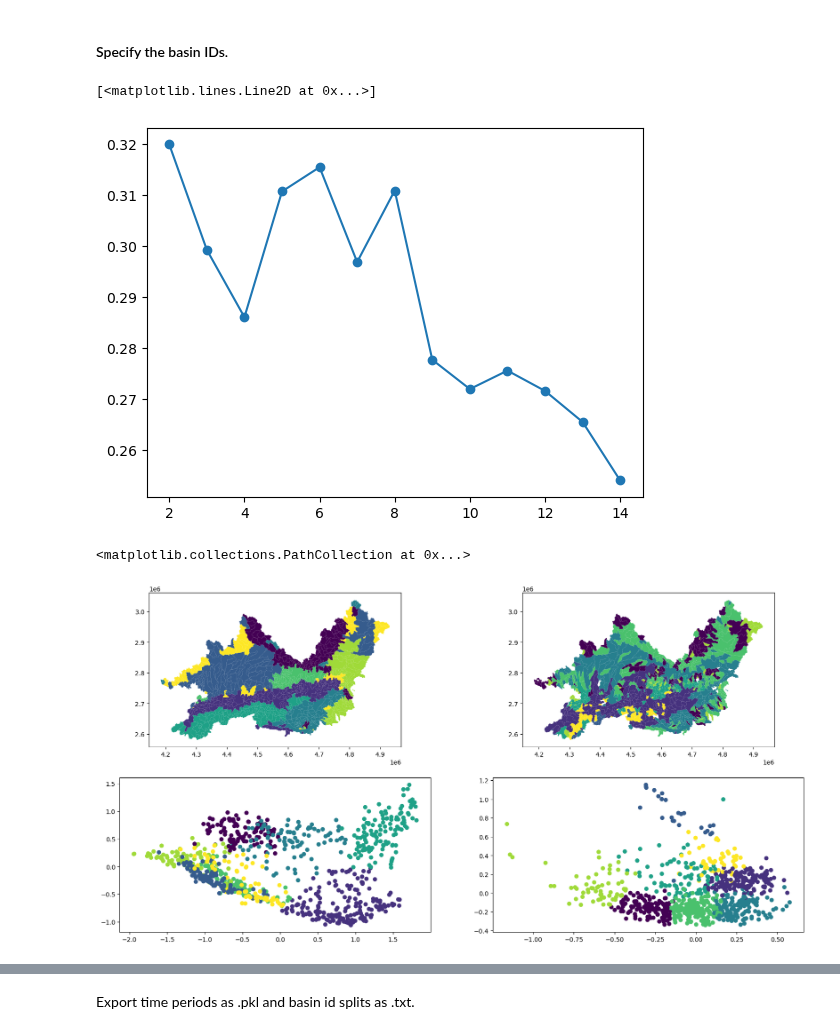
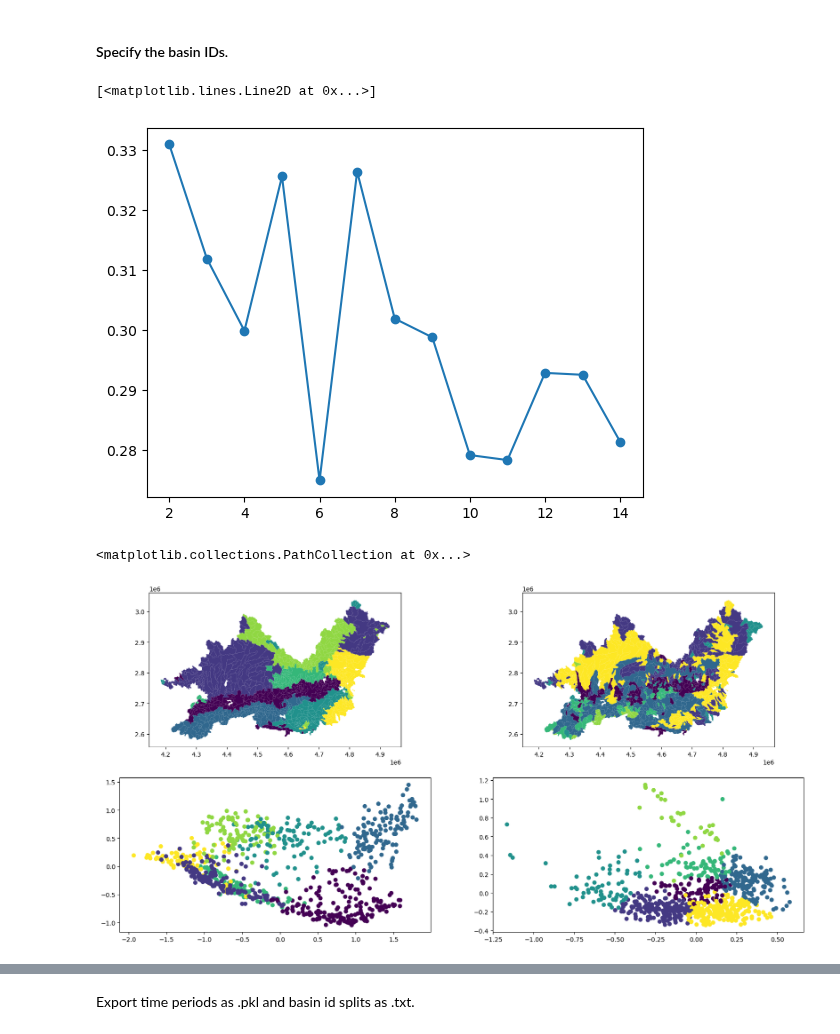
Before and after one commit to tripleUU-U/lamah-ce_lstm, a Jupyter notebook: eda/make_splits.ipynb, the cells around one changed output, grey strips where cells are left out. Saved outputs shown, nothing was run; the diff lists cells and outputs as text; code cells hidden in the pictures.

```diff
--- a/eda/make_splits.ipynb
+++ b/eda/make_splits.ipynb
@@ -108,9 +106,13 @@ basin_stca_gdf = gpd.read_file(attributes_shape_path)
 basin_stca_gdf.set_index("ID", inplace=True)
 
 # Drop Na and non-numeric columns, to prep for clustering.
-no_na_df = basin_stca_gdf.dropna().sort_index()
-numeric_df = no_na_df.select_dtypes(include=["number"])
-scaled_df = pd.DataFrame(scaler.fit_transform(numeric_df.values), columns=numeric_df.columns)
+no_na_attributes = basin_stca_gdf.dropna().sort_index()
+numeric_attributes = no_na_attributes.select_dtypes(include=["number"])
+scaled_attributes = pd.DataFrame(
+    scaler.fit_transform(numeric_attributes.values),
+    columns=numeric_attributes.columns,
+    index=numeric_attributes.index
+)
 
 # Also get hydro indices, to cluster basins based on that.
 hydro_indices = pd.read_table(hydro_indices_path, header=0, sep=";")
@@ -118,54 +120,61 @@ hydro_indices.set_index("ID", inplace=True)
 
 no_na_hy_id = hydro_indices.dropna()
 numeric_hy_id = no_na_hy_id.select_dtypes(include=["number"])
-scaled_hy_id = pd.DataFrame(scaler.fit_transform(numeric_hy_id.values), columns=numeric_hy_id.columns)
+scaled_hy_id = pd.DataFrame(
+    scaler.fit_transform(numeric_hy_id.values),
+    columns=numeric_hy_id.columns,
+    index=numeric_hy_id.index
+)
 
-merged = numeric_df.join(numeric_hy_id,how="left").dropna()
+# Remove basins for which no hy_id exists.
+common_ids = scaled_attributes.index.intersection(scaled_hy_id.index)
+scaled_attributes = scaled_attributes.loc[common_ids]
+scaled_hy_id = scaled_hy_id.loc[common_ids]
 # %%
 # Apply PCA to minimise cocorrelation.
 
 pca = PCA(n_components=0.8, svd_solver="full")
-pca_df = pca.fit_transform(scaled_df)
+pca_attributes = pca.fit_transform(scaled_attributes)
 pca_hy_id = pca.fit_transform(scaled_hy_id)
 # %%
 s_scores = []
 
 for k in range(2,15):
-    labels = KMeans(k,random_state=42).fit_predict(pca_df)
-    s_scores.append(silhouette_score(pca_df,labels))
+    labels = KMeans(k,random_state=42).fit_predict(pca_attributes)
+    s_scores.append(silhouette_score(pca_attributes,labels))
 
 plt.plot(range(2,15), s_scores, marker="o")
 # %% [output]
 [<matplotlib.lines.Line2D at 0x...>]
-[figure, old version]
+[figure, new version]
 # %%
-n_clusters = 8
+n_clusters = 7
 
 cmap = mpl.colormaps["viridis"].resampled(n_clusters)
 
 kmeans = KMeans(n_clusters=n_clusters, random_state=42)
 
-kmeans.fit(pca_df)
+kmeans.fit(pca_attributes)
 
-basin_attr_kmeans_labels = pd.Series(kmeans.labels_,numeric_df.index)
+basin_attr_kmeans_labels = pd.Series(kmeans.labels_,scaled_attributes.index)
 
-plot_gdf = no_na_df.copy()
+plot_gdf = no_na_attributes.copy()
 plot_gdf["cluster_attributes"] = basin_attr_kmeans_labels
 
 kmeans.fit(pca_hy_id)
 
-basin_hy_kmeans_labels = pd.Series(kmeans.labels_, numeric_hy_id.index)
+basin_hy_kmeans_labels = pd.Series(kmeans.labels_, scaled_hy_id.index)
 
 plot_gdf["cluster_hy_id"] = basin_hy_kmeans_labels
 
 fig, axs = plt.subplots(2,2,figsize=(20,10))
 
 plot_gdf.plot(ax=axs[0,0], column="cluster_attributes", cmap=cmap)
 plot_gdf.plot(ax=axs[0,1], column="cluster_hy_id",cmap=cmap)
-axs[1,0].scatter(pca_df[:,0], pca_df[:,1], c=basin_attr_kmeans_labels)
+axs[1,0].scatter(pca_attributes[:,0], pca_attributes[:,1], c=basin_attr_kmeans_labels)
 axs[1,1].scatter(pca_hy_id[:,0], pca_hy_id[:,1], c=basin_hy_kmeans_labels)
 # %% [output]
 <matplotlib.collections.PathCollection at 0x...>
-[figure, old version]
+[figure, new version]
 # %%
 # Calcutate mean values of hydro id per cluster group.
```
Also changed, not shown: parts of 10 cells of this notebook.
